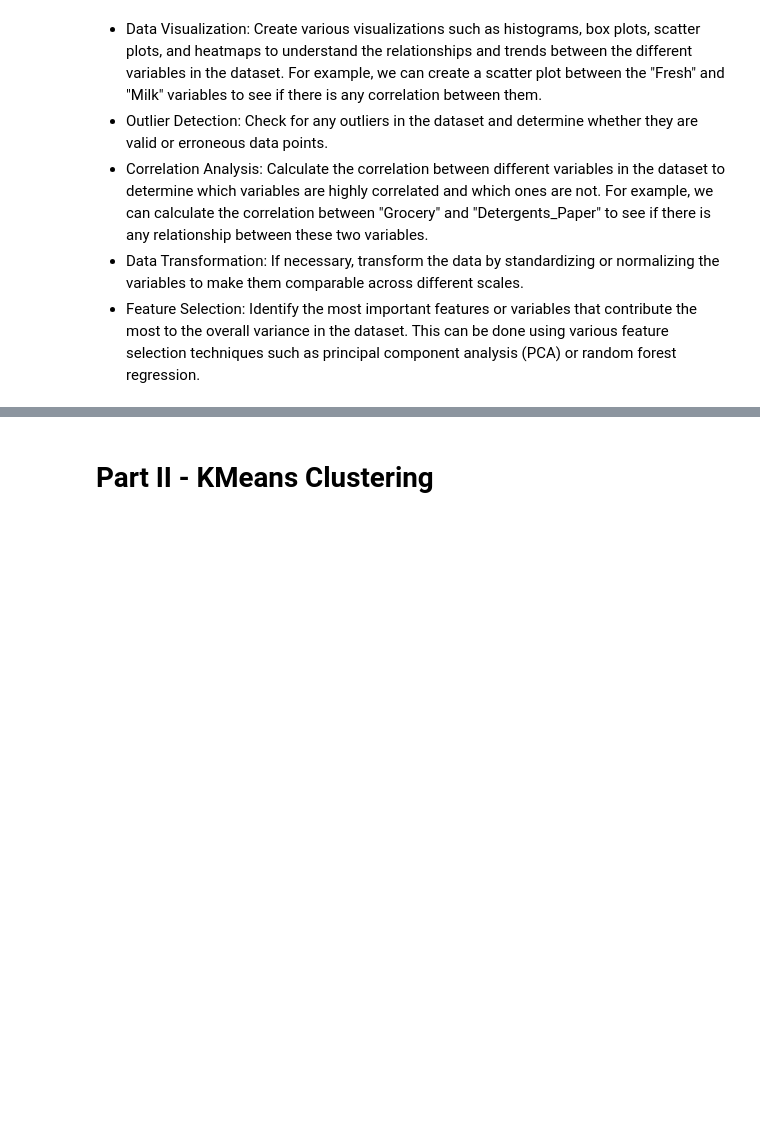
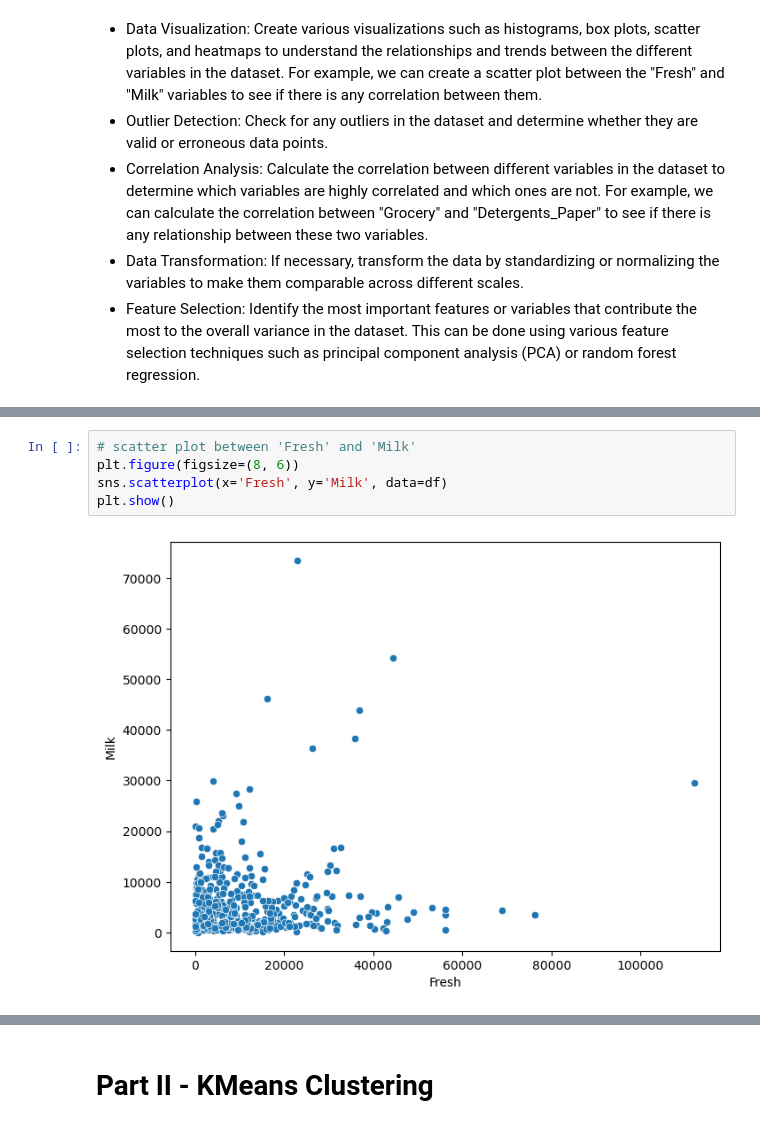
Before and after one commit to rdebullain/ML-Unsupervised, a Jupyter notebook: unsupervised_learning_project.ipynb, the cells around one changed output, grey strips where cells are left out. Saved outputs shown, nothing was run; the diff lists cells and outputs as text; blank space fills up the shorter version.

```diff
--- a/unsupervised_learning_project.ipynb
+++ b/unsupervised_learning_project.ipynb
@@ -21,0 +84,7 @@ df = read.csv("data.csv")
+# %%
+# scatter plot between 'Fresh' and 'Milk'
+plt.figure(figsize=(8, 6))
+sns.scatterplot(x='Fresh', y='Milk', data=df)
+plt.show()
+# %% [output]
+[figure, added]
```
Also changed, not shown: parts of 10 cells of this notebook.
